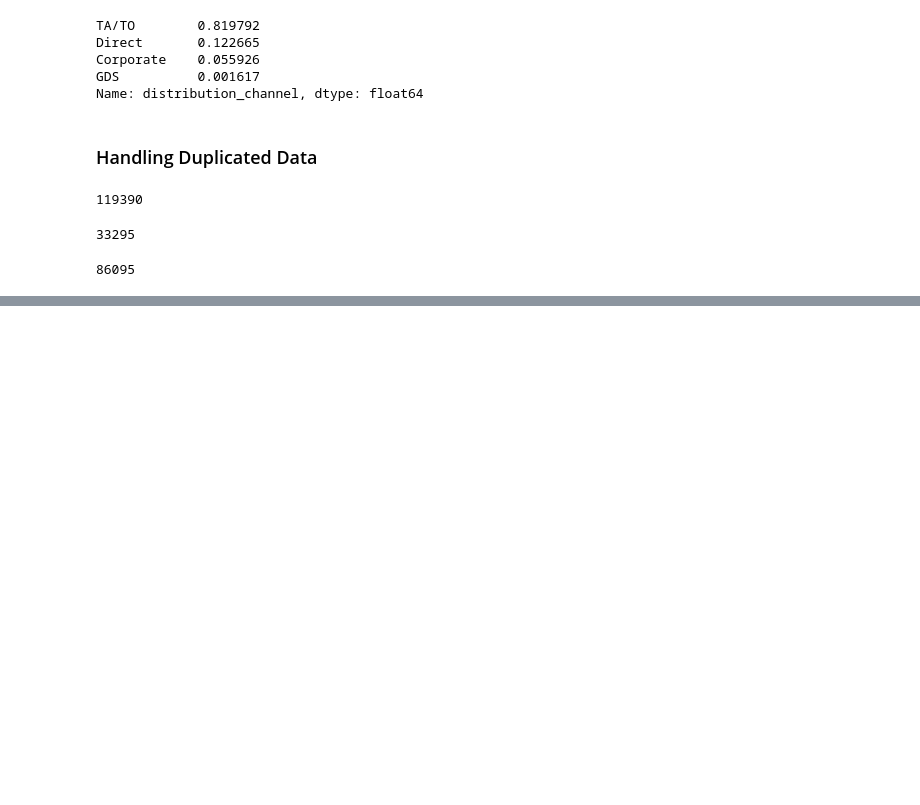
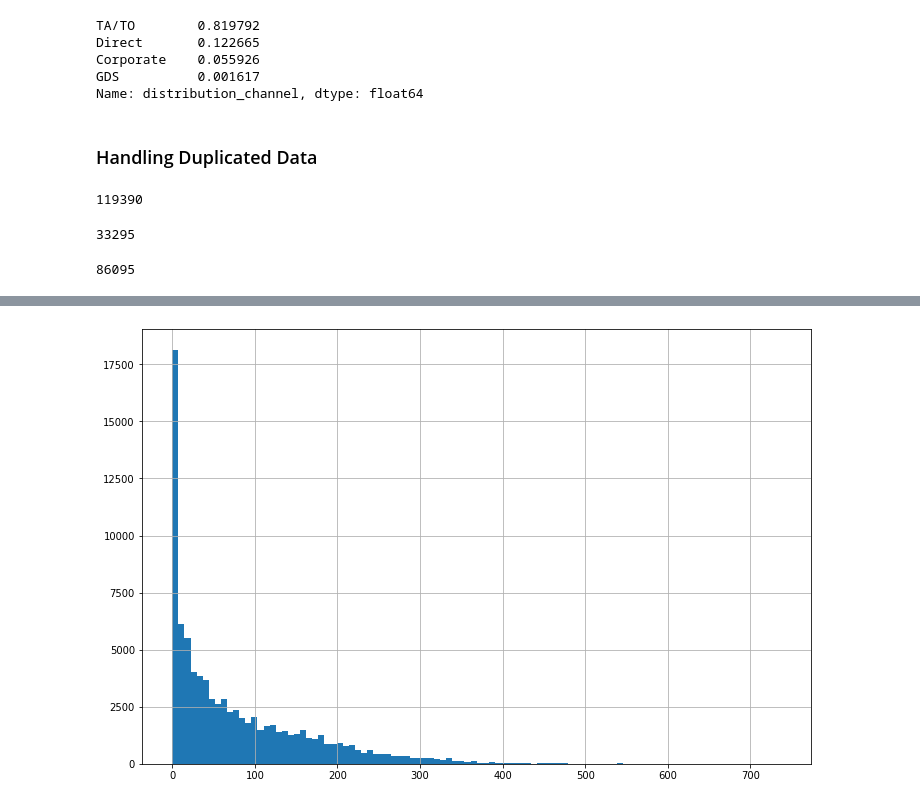
Before and after one commit to faisalydth/investigate-hotel, a Jupyter notebook: investigate_hotel.ipynb, the cells around one changed output, grey strips where cells are left out. Cells and saved outputs as stored; diff of their text form; code cells hidden in the pictures; blank space fills up the shorter version.

```diff
--- a/investigate_hotel.ipynb
+++ b/investigate_hotel.ipynb
@@ -205,0 +442,6 @@ len(df) # after
+# %%
+plt.figure(figsize=(12,8))
+df['lead_time'].hist(bins=100)
+plt.show()
+# %% [output]
+[figure, added]
```
Also changed, not shown: parts of 26 cells of this notebook.
